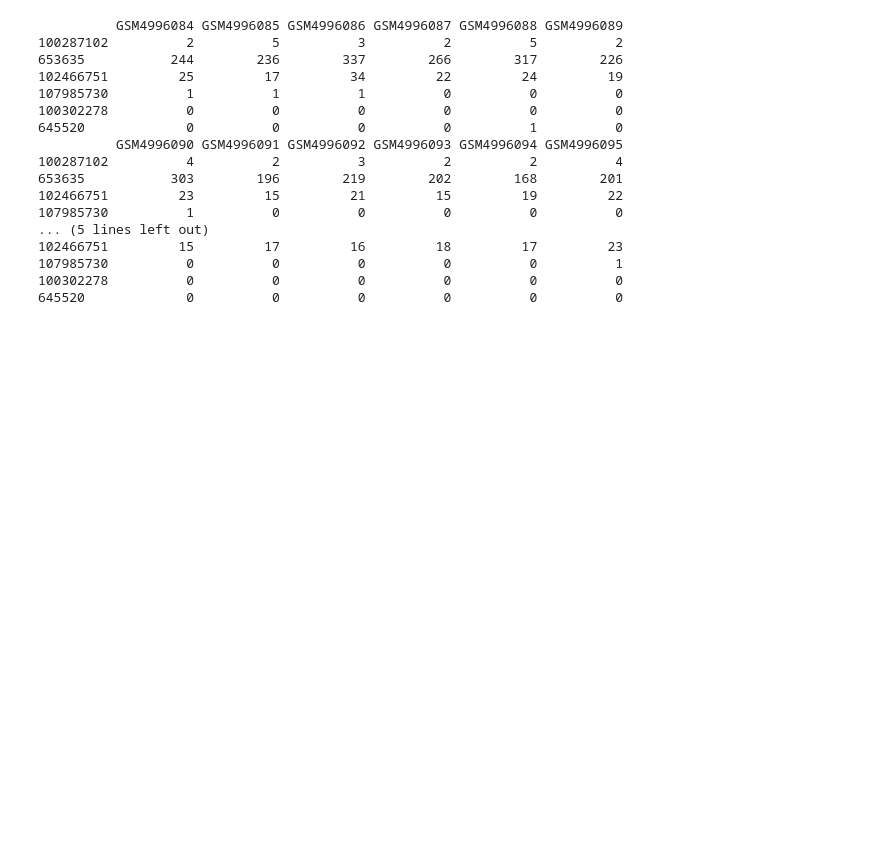
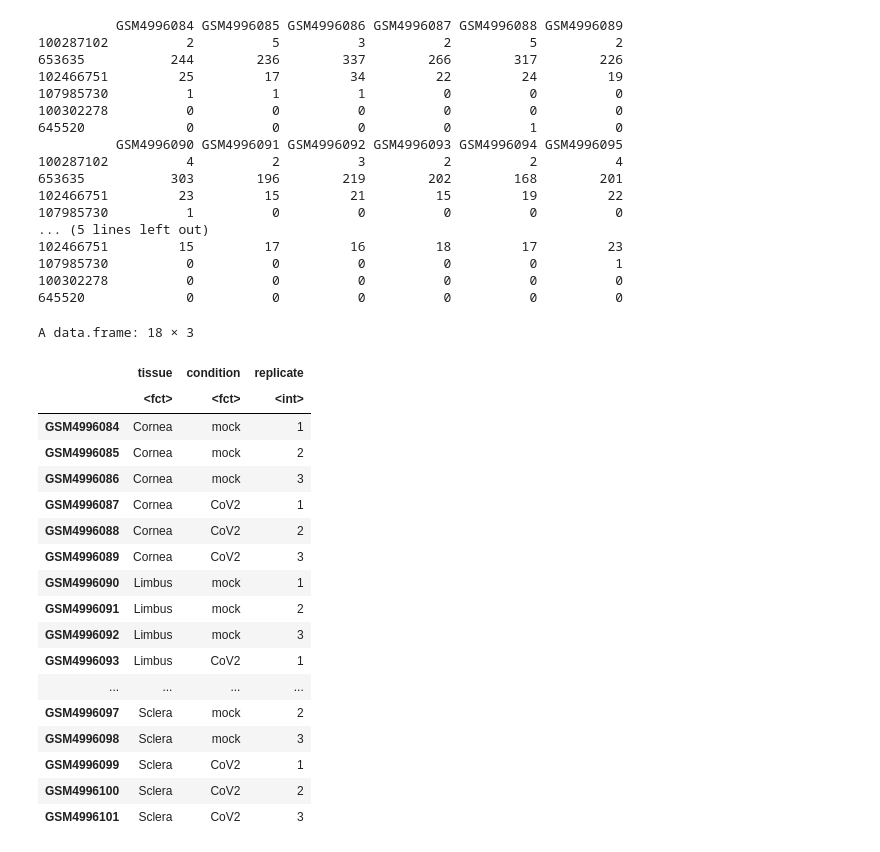
Before and after one commit to meshik/bioinformatics-code-hub, a Jupyter notebook: transcriptomics/bulk/DESeq2/r.ipynb, the cells around one changed output. Saved outputs shown, nothing was run; the diff lists cells and outputs as text; code cells hidden in the pictures; blank space fills up the shorter version.

```diff
--- a/transcriptomics/bulk/DESeq2/r.ipynb
+++ b/transcriptomics/bulk/DESeq2/r.ipynb
@@ -55,0 +53,35 @@ print(head(count_mat))
+# %%
+# Now we need to prepare a metadata table -
+# so that DESeq2 knows which conditions exist and which comparisons are possible
+
+#
+sample_info <- data.frame(
+  tissue = rep(c("Cornea", "Limbus", "Sclera"), each = 6),
+  condition = rep(rep(c("mock", "CoV2"), each = 3), times = 3),
+  replicate = rep(1:3, times = 6),
+  row.names = colnames(count_mat),
+  stringsAsFactors = TRUE
+)
+
+# View the result and ensures it matches the information from GEO
+sample_info
+# %% [output]
+A data.frame: 18 × 3
+|  | tissue | condition | replicate |
+|  | <fct> | <fct> | <int> |
+| GSM4996084 | Cornea | mock | 1 |
+| GSM4996085 | Cornea | mock | 2 |
+| GSM4996086 | Cornea | mock | 3 |
+| GSM4996087 | Cornea | CoV2 | 1 |
+| GSM4996088 | Cornea | CoV2 | 2 |
+| GSM4996089 | Cornea | CoV2 | 3 |
+| GSM4996090 | Limbus | mock | 1 |
+| GSM4996091 | Limbus | mock | 2 |
+| GSM4996092 | Limbus | mock | 3 |
+| GSM4996093 | Limbus | CoV2 | 1 |
+| ... | ... | ... | ... |
+| GSM4996097 | Sclera | mock | 2 |
+| GSM4996098 | Sclera | mock | 3 |
+| GSM4996099 | Sclera | CoV2 | 1 |
+| GSM4996100 | Sclera | CoV2 | 2 |
+| GSM4996101 | Sclera | CoV2 | 3 |
```
Also changed, not shown: parts of 5 cells of this notebook.
